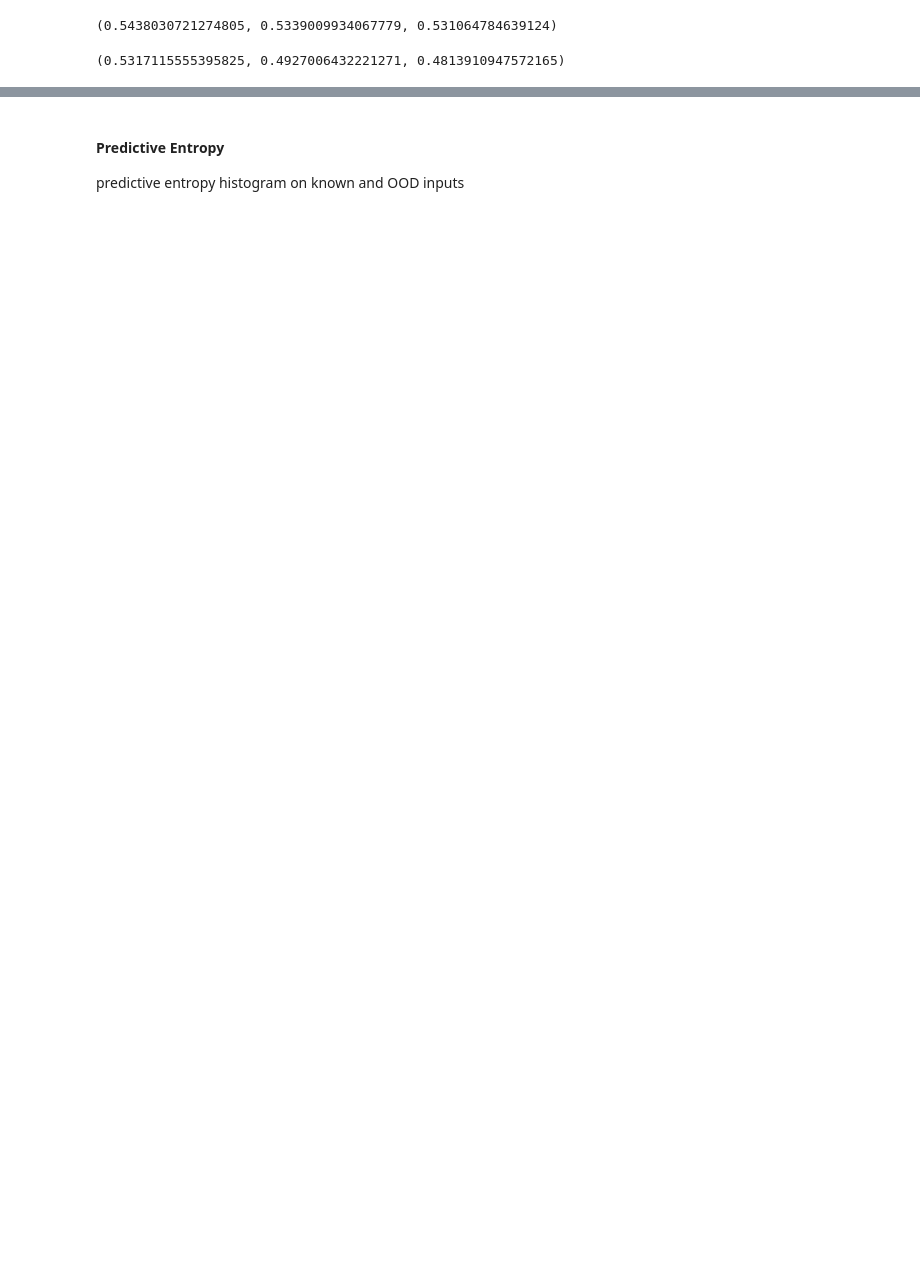
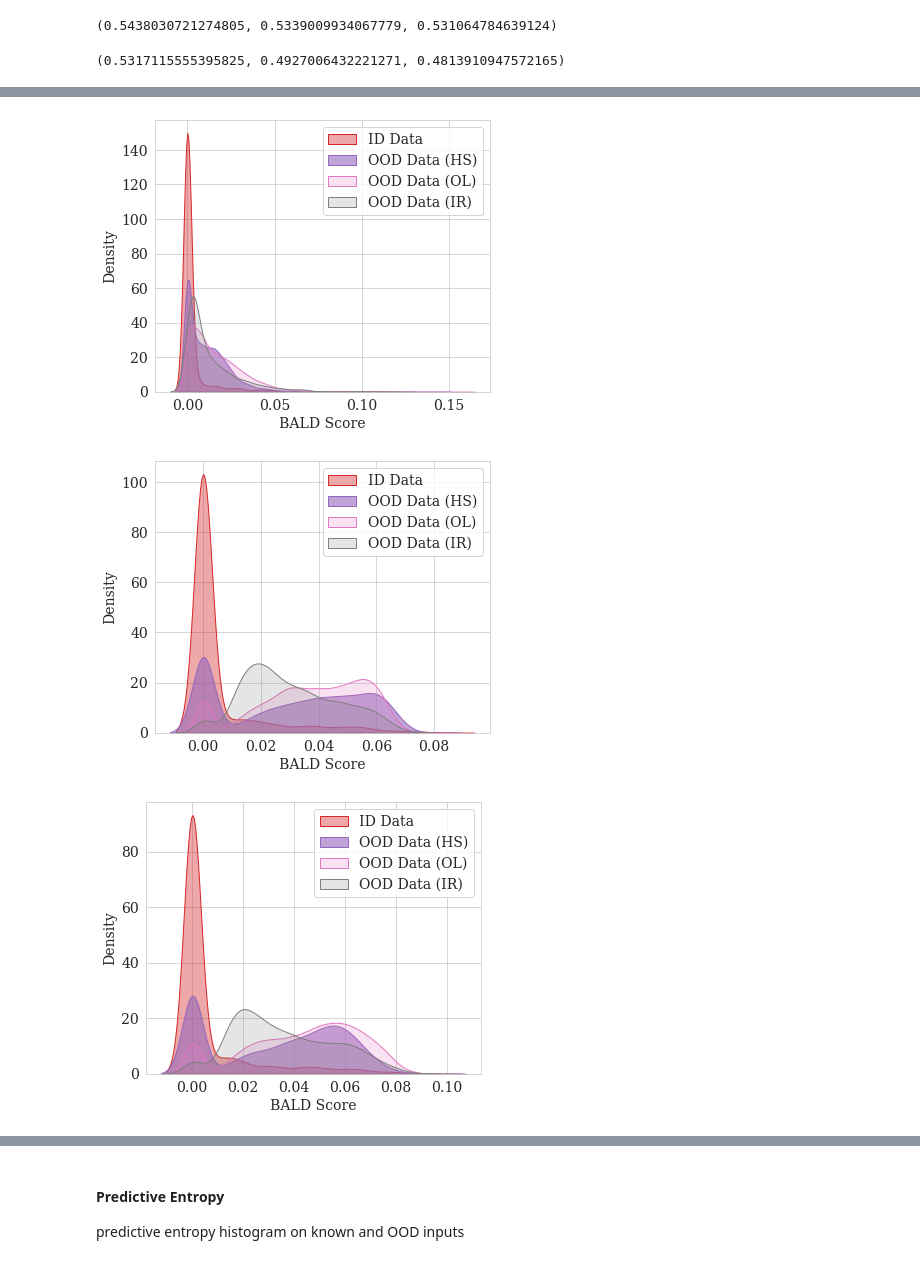
Before and after one commit to jsonnenburg/real-time-uncertainty-text-classification, a Jupyter notebook: analysis/ood_detection_result_analysis.ipynb, the cells around one changed output, grey strips where cells are left out. Cells and saved outputs as stored; diff of their text form; code cells hidden in the pictures; blank space fills up the shorter version.

```diff
--- a/analysis/ood_detection_result_analysis.ipynb
+++ b/analysis/ood_detection_result_analysis.ipynb
@@ -55,6 +55,16 @@ with open('../out/out_of_distribution_detection/offensive/results_bert_student.j
 
 with open('../out/out_of_distribution_detection/offensive/results_bert_augmented_student.json') as f:
     results_augmented_student_ol = json.load(f)
+
+# out-of-distribution data - irony
+with open('../out/out_of_distribution_detection/irony/results_bert_teacher.json') as f:
+    results_teacher_ir = json.load(f)
+
+with open('../out/out_of_distribution_detection/irony/results_bert_student.json') as f:
+    results_student_ir = json.load(f)
+
+with open('../out/out_of_distribution_detection/irony/results_bert_augmented_student.json') as f:
+    results_augmented_student_ir = json.load(f)
 # %%
 results_teacher_hs['f1'], results_student_hs['f1'], results_augmented_student_hs['f1']
 # %% [output]
@@ -134,23 +154,32 @@ bald_augmented_student_hs = np.array(results_augmented_student_hs['bald'])
 bald_teacher_ol = np.array(results_teacher_ol['bald'])
 bald_student_ol = np.array(results_student_ol['bald'])
 bald_augmented_student_ol = np.array(results_augmented_student_ol['bald'])
+
+bald_teacher_ir = np.array(results_teacher_ir['bald'])
+bald_student_ir = np.array(results_student_ir['bald'])
+bald_augmented_student_ir = np.array(results_augmented_student_ir['bald'])
 # %%
 # plot distribution of bald scores
-def plot_bald_distribution(bald, bald_hs, bald_ol):
+def plot_bald_distribution(bald, bald_hs, bald_ol, bald_ir):
     fig = plt.figure(figsize=(6,5))
     sns.kdeplot(bald, label='ID Data', shade=True, color=sns.color_palette()[3], alpha=0.4)
     sns.kdeplot(bald_hs, label='OOD Data (HS)', shade=True, color=sns.color_palette()[4], alpha=0.6)
     sns.kdeplot(bald_ol, label='OOD Data (OL)', shade=True, color=sns.color_palette()[6], alpha=0.2)
+    sns.kdeplot(bald_ir, label='OOD Data (IR)', shade=True, color=sns.color_palette()[7], alpha=0.2)
     plt.xlabel('BALD Score')
     plt.ylabel('Density')
     plt.legend(loc='upper right')
 # %%
-for bald, bald_hs, bald_ol, model in zip([bald_teacher, bald_student, bald_augmented_student], [bald_teacher_hs, bald_student_hs, bald_augmented_student_hs], [bald_teacher_ol, bald_student_ol, bald_augmented_student_ol], ['teacher', 'student', 'augmented_student']):
-    plot_bald_distribution(bald, bald_hs, bald_ol)
+for bald, bald_hs, bald_ol, bald_ir, model in zip([bald_teacher, bald_student, bald_augmented_student], [bald_teacher_hs, bald_student_hs, bald_augmented_student_hs], [bald_teacher_ol, bald_student_ol, bald_augmented_student_ol], [bald_teacher_ir, bald_student_ir, bald_augmented_student_ir], ['teacher', 'student', 'augmented_student']):
+    plot_bald_distribution(bald, bald_hs, bald_ol, bald_ir)
     if SAVE_PLOTS:
         plt.tight_layout()
         plt.savefig(os.path.join(save_path, f'plot_bald_distribution_{model}.pdf'))
         plt.close()
+# %% [output]
+[figure, added]
+[figure, added]
+[figure, added]
 # %%
 colors = [sns.color_palette()[7], sns.color_palette()[0], sns.color_palette()[1], sns.color_palette()[2]]
 
```
Also changed, not shown: parts of 8 cells of this notebook, 1 other file.
